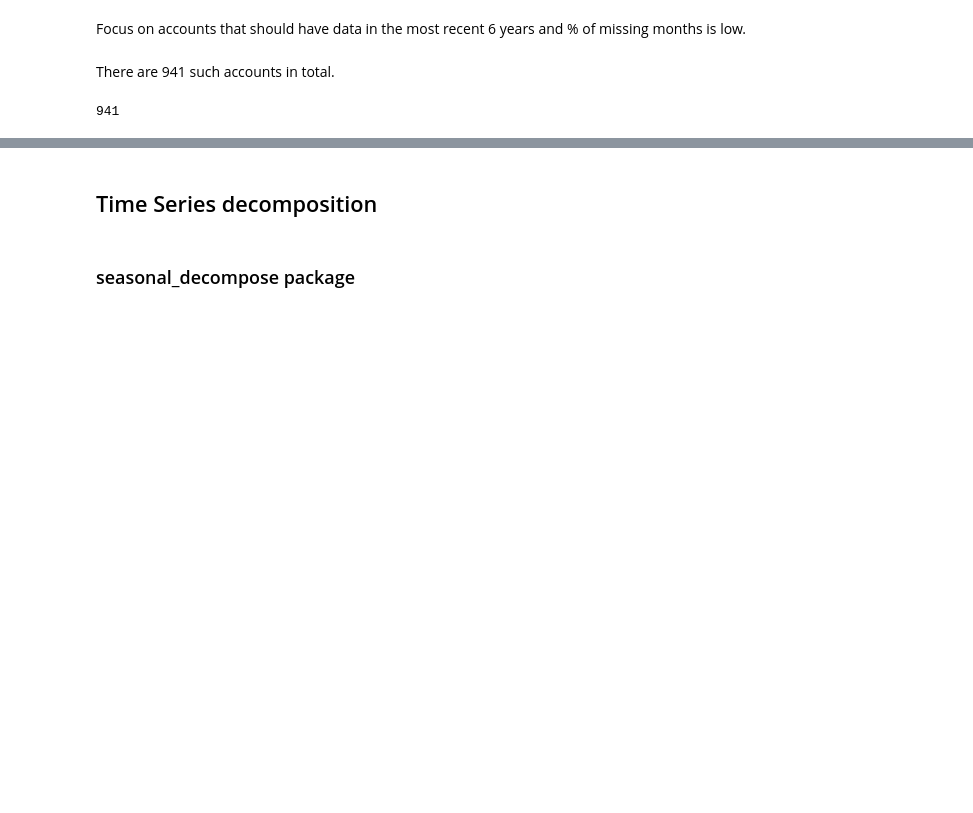
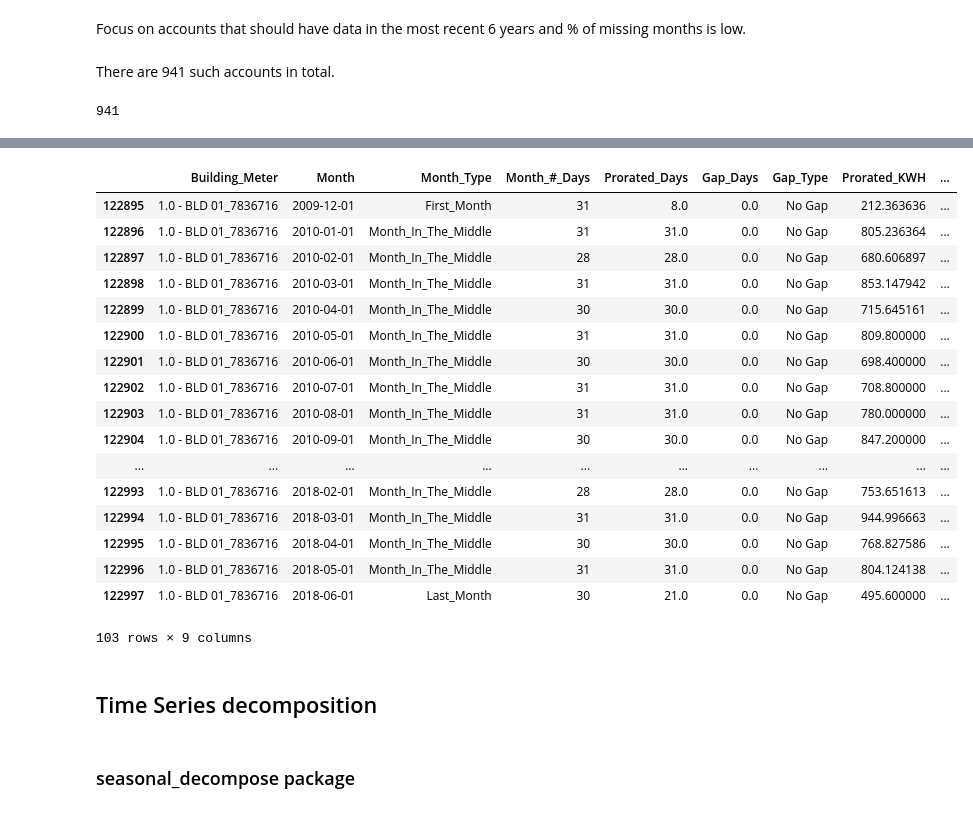
Before and after one commit to jasonfeiwang/Anomaly-Detectors, a Jupyter notebook: src/TS_Decomposition.ipynb, the cells around one changed output, grey strips where cells are left out. Cells and saved outputs as stored; diff of their text form; code cells hidden in the pictures; blank space fills up the shorter version.

```diff
--- a/src/TS_Decomposition.ipynb
+++ b/src/TS_Decomposition.ipynb
@@ -108,3 +121,27 @@ df.Building_Meter.nunique()
+# %%
+df_interpolate = df.interpolate(method='time')
+# %%
+mask = df_interpolate['Building_Meter'] == '1.0 - BLD 01_7836716'
+df_interpolate[mask]
+# %% [output]
+|  | Building_Meter | Month | Month_Type | Month_#_Days | Prorated_Days | Gap_Days | Gap_Type | Prorated_KWH | ... |
+| 122895 | 1.0 - BLD 01_7836716 | 2009-12-01 | First_Month | 31 | 8.0 | 0.0 | No Gap | 212.363636 | ... |
+| 122896 | 1.0 - BLD 01_7836716 | 2010-01-01 | Month_In_The_Middle | 31 | 31.0 | 0.0 | No Gap | 805.236364 | ... |
+| 122897 | 1.0 - BLD 01_7836716 | 2010-02-01 | Month_In_The_Middle | 28 | 28.0 | 0.0 | No Gap | 680.606897 | ... |
+| 122898 | 1.0 - BLD 01_7836716 | 2010-03-01 | Month_In_The_Middle | 31 | 31.0 | 0.0 | No Gap | 853.147942 | ... |
+| 122899 | 1.0 - BLD 01_7836716 | 2010-04-01 | Month_In_The_Middle | 30 | 30.0 | 0.0 | No Gap | 715.645161 | ... |
+| 122900 | 1.0 - BLD 01_7836716 | 2010-05-01 | Month_In_The_Middle | 31 | 31.0 | 0.0 | No Gap | 809.800000 | ... |
+| 122901 | 1.0 - BLD 01_7836716 | 2010-06-01 | Month_In_The_Middle | 30 | 30.0 | 0.0 | No Gap | 698.400000 | ... |
+| 122902 | 1.0 - BLD 01_7836716 | 2010-07-01 | Month_In_The_Middle | 31 | 31.0 | 0.0 | No Gap | 708.800000 | ... |
+| 122903 | 1.0 - BLD 01_7836716 | 2010-08-01 | Month_In_The_Middle | 31 | 31.0 | 0.0 | No Gap | 780.000000 | ... |
+| 122904 | 1.0 - BLD 01_7836716 | 2010-09-01 | Month_In_The_Middle | 30 | 30.0 | 0.0 | No Gap | 847.200000 | ... |
+| ... | ... | ... | ... | ... | ... | ... | ... | ... | ... |
+| 122993 | 1.0 - BLD 01_7836716 | 2018-02-01 | Month_In_The_Middle | 28 | 28.0 | 0.0 | No Gap | 753.651613 | ... |
+| 122994 | 1.0 - BLD 01_7836716 | 2018-03-01 | Month_In_The_Middle | 31 | 31.0 | 0.0 | No Gap | 944.996663 | ... |
+| 122995 | 1.0 - BLD 01_7836716 | 2018-04-01 | Month_In_The_Middle | 30 | 30.0 | 0.0 | No Gap | 768.827586 | ... |
+| 122996 | 1.0 - BLD 01_7836716 | 2018-05-01 | Month_In_The_Middle | 31 | 31.0 | 0.0 | No Gap | 804.124138 | ... |
+| 122997 | 1.0 - BLD 01_7836716 | 2018-06-01 | Last_Month | 30 | 21.0 | 0.0 | No Gap | 495.600000 | ... |
+103 rows × 9 columns
 # %% [markdown]
 ## Time Series decomposition
 # %% [markdown]
```
Also changed, not shown: parts of 16 cells of this notebook, 1 other file.
